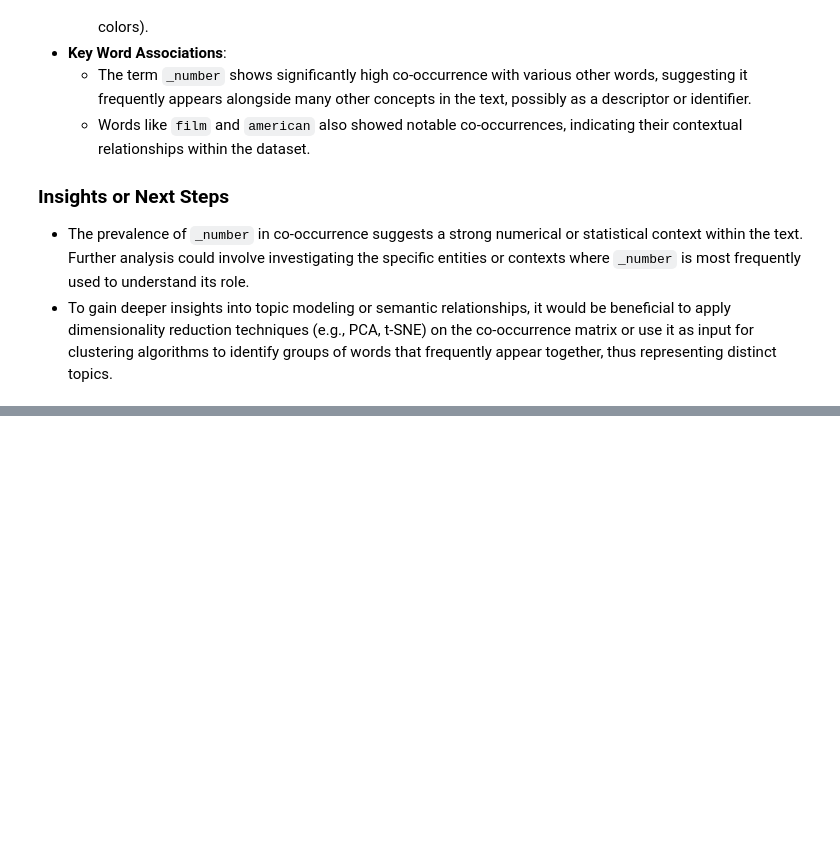
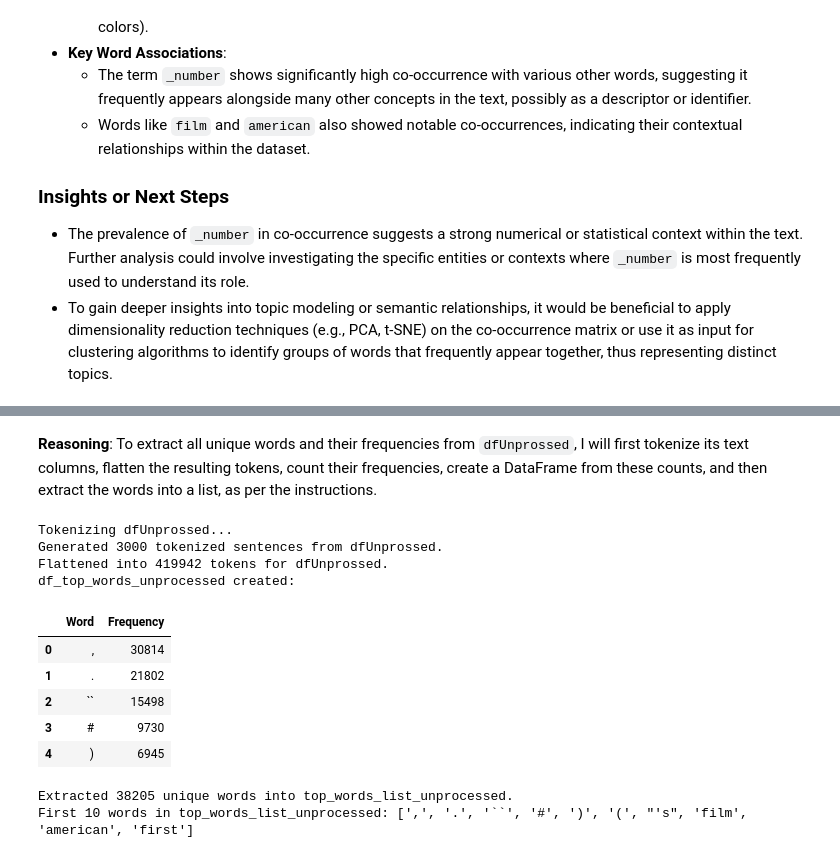
Before and after one commit to eliyahuav/NLP-project, a Jupyter notebook: ex1.ipynb, the cells around one changed output, grey strips where cells are left out. Saved outputs shown, nothing was run; the diff lists cells and outputs as text; code cells hidden in the pictures; blank space fills up the shorter version.

```diff
--- a/ex1.ipynb
+++ b/ex1.ipynb
@@ -720,0 +477,42 @@ Summarize the findings from the co-occurrence matrix analysis, highlighting any
+# %% [markdown]
+**Reasoning**:
+To extract all unique words and their frequencies from `dfUnprossed`, I will first tokenize its text columns, flatten the resulting tokens, count their frequencies, create a DataFrame from these counts, and then extract the words into a list, as per the instructions.
+# %%
+from collections import Counter
+import pandas as pd
+
+# Assuming get_tokenized_sentences and text_cols are defined in previous cells.
+# 1. Use the get_tokenized_sentences function to tokenize the text columns in dfUnprossed
+print("Tokenizing dfUnprossed...")
+tokenized_sentences_unprocessed = get_tokenized_sentences(dfUnprossed, text_cols)
+print(f"Generated {len(tokenized_sentences_unprocessed)} tokenized sentences from dfUnprossed.")
+
+# 2. Flatten the list of lists into a single list of all tokens
+all_tokens_unprocessed = [token for sentence in tokenized_sentences_unprocessed for token in sentence]
+print(f"Flattened into {len(all_tokens_unprocessed)} tokens for dfUnprossed.")
+
+# 3. Calculate the frequency of each token
+token_counts_unprocessed = Counter(all_tokens_unprocessed)
+
+# 4. Create a pandas DataFrame from token_counts_unprocessed
+df_top_words_unprocessed = pd.DataFrame(token_counts_unprocessed.most_common(), columns=['Word', 'Frequency'])
+print("df_top_words_unprocessed created:")
+display(df_top_words_unprocessed.head())
+
+# 5. Extract the 'Word' column and convert it to a list
+top_words_list_unprocessed = df_top_words_unprocessed['Word'].tolist()
+print(f"Extracted {len(top_words_list_unprocessed)} unique words into top_words_list_unprocessed.")
+print("First 10 words in top_words_list_unprocessed:", top_words_list_unprocessed[:10])
+# %% [output]
+Tokenizing dfUnprossed...
+Generated 3000 tokenized sentences from dfUnprossed.
+Flattened into 419942 tokens for dfUnprossed.
+df_top_words_unprocessed created:
+|  | Word | Frequency |
+| 0 | , | 30814 |
+| 1 | . | 21802 |
+| 2 | `` | 15498 |
+| 3 | # | 9730 |
+| 4 | ) | 6945 |
+Extracted 38205 unique words into top_words_list_unprocessed.
+First 10 words in top_words_list_unprocessed: [',', '.', '``', '#', ')', '(', "'s", 'film', 'american', 'first']
```
Also changed, not shown: parts of 12 cells of this notebook.
